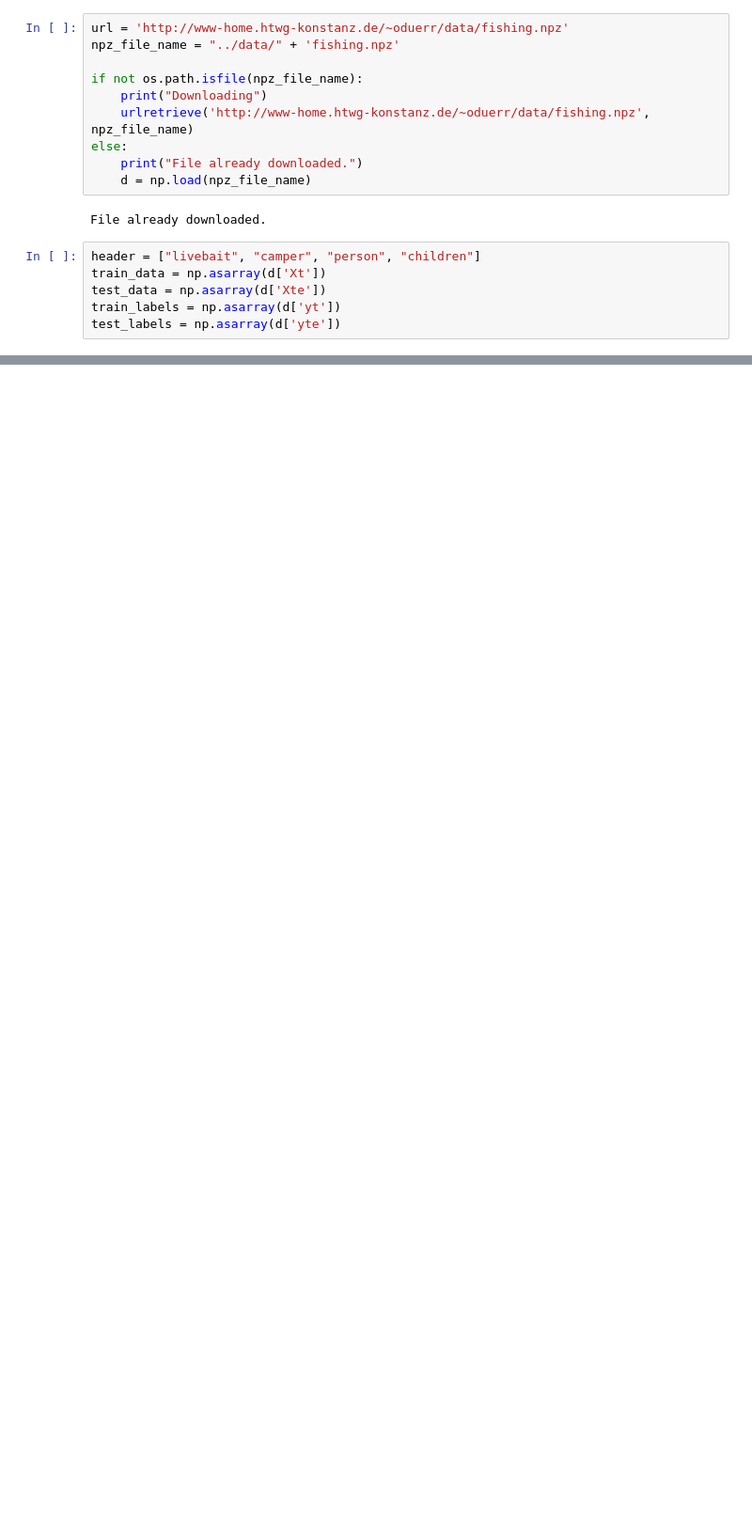
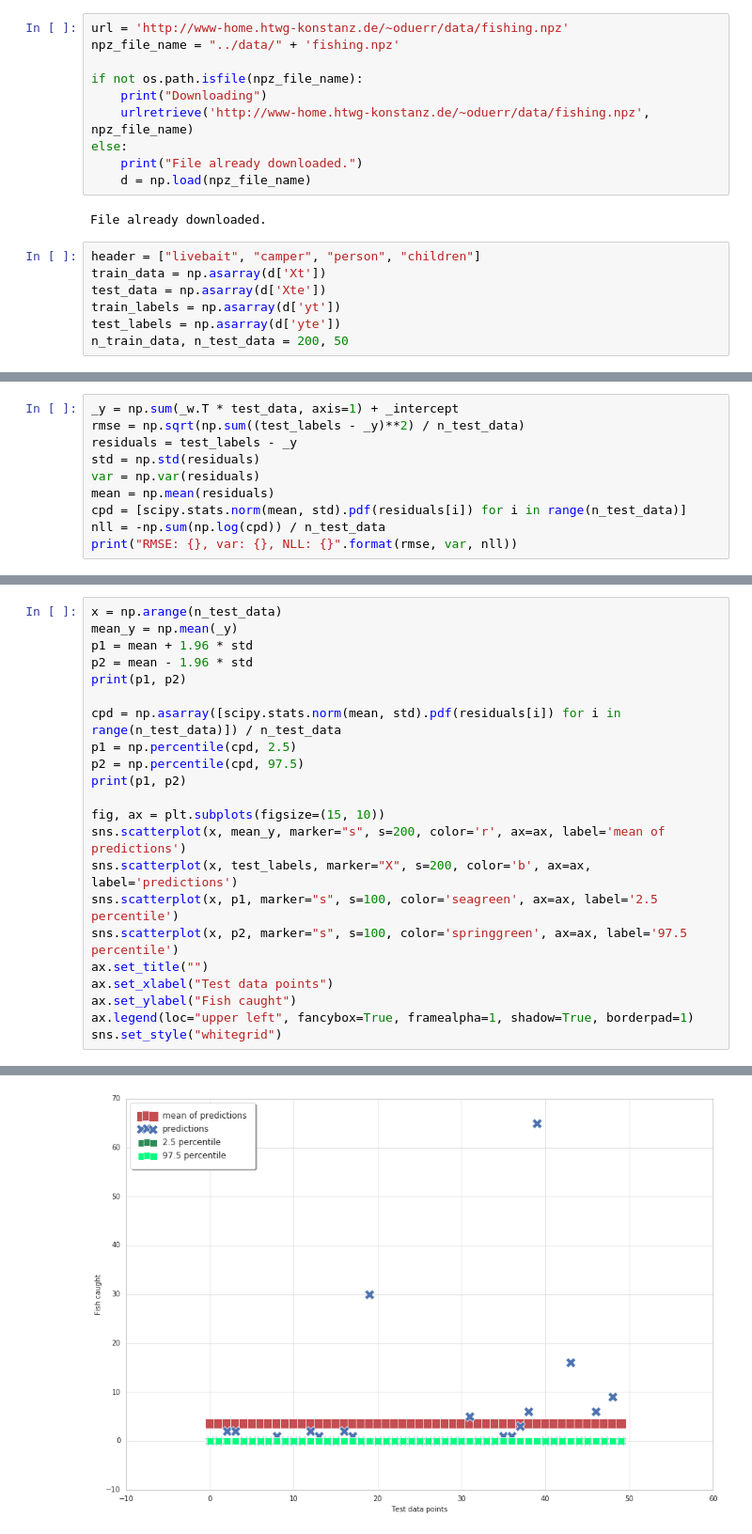
Before and after one commit to hekrause/htwg_mldl, a Jupyter notebook: Uebungen/Uebung03/Notebooks/extra_work.ipynb, the cells around one changed output, grey strips where cells are left out. Shown at 94% size. Cells and saved outputs as stored; diff of their text form; blank space fills up the shorter version.

```diff
--- a/Uebungen/Uebung03/Notebooks/extra_work.ipynb
+++ b/Uebungen/Uebung03/Notebooks/extra_work.ipynb
@@ -43,6 +48,7 @@ train_data = np.asarray(d['Xt'])
 test_data = np.asarray(d['Xte'])
 train_labels = np.asarray(d['yt'])
 test_labels = np.asarray(d['yte'])
+n_train_data, n_test_data = 200, 50
 # %%
 %%latex
 \begin{align}
@@ -81,0 +99,10 @@ Weights: [ 2.482213  2.954309  4.649542 -5.471604], Intercept: -8.49223327636718
+# %%
+_y = np.sum(_w.T * test_data, axis=1) + _intercept
+rmse = np.sqrt(np.sum((test_labels - _y)**2) / n_test_data)
+residuals = test_labels - _y
+std = np.std(residuals)
+var = np.var(residuals)
+mean = np.mean(residuals)
+cpd = [scipy.stats.norm(mean, std).pdf(residuals[i]) for i in range(n_test_data)]
+nll = -np.sum(np.log(cpd)) / n_test_data
+print("RMSE: {}, var: {}, NLL: {}".format(rmse, var, nll))
@@ -81,0 +113,23 @@ Weights: [ 2.482213  2.954309  4.649542 -5.471604], Intercept: -8.49223327636718
+# %%
+x = np.arange(n_test_data)
+mean_y = np.mean(_y)
+p1 = mean + 1.96 * std
+p2 = mean - 1.96 * std
+print(p1, p2)
+
+cpd = np.asarray([scipy.stats.norm(mean, std).pdf(residuals[i]) for i in range(n_test_data)]) / n_test_data
+p1 = np.percentile(cpd, 2.5)
+p2 = np.percentile(cpd, 97.5)
+print(p1, p2)
+
+fig, ax = plt.subplots(figsize=(15, 10))
+sns.scatterplot(x, mean_y, marker="s", s=200, color='r', ax=ax, label='mean of predictions')
+sns.scatterplot(x, test_labels, marker="X", s=200, color='b', ax=ax, label='predictions')
+sns.scatterplot(x, p1, marker="s", s=100, color='seagreen', ax=ax, label='2.5 percentile')
+sns.scatterplot(x, p2, marker="s", s=100, color='springgreen', ax=ax, label='97.5 percentile')
+ax.set_title("")
+ax.set_xlabel("Test data points")
+ax.set_ylabel("Fish caught")
+ax.legend(loc="upper left", fancybox=True, framealpha=1, shadow=True, borderpad=1)
+sns.set_style("whitegrid")
+# %% [output]
@@ -81,0 +138 @@ Weights: [ 2.482213  2.954309  4.649542 -5.471604], Intercept: -8.49223327636718
+[figure, added]
```
Also changed, not shown: parts of 15 cells of this notebook, 3 other files.
